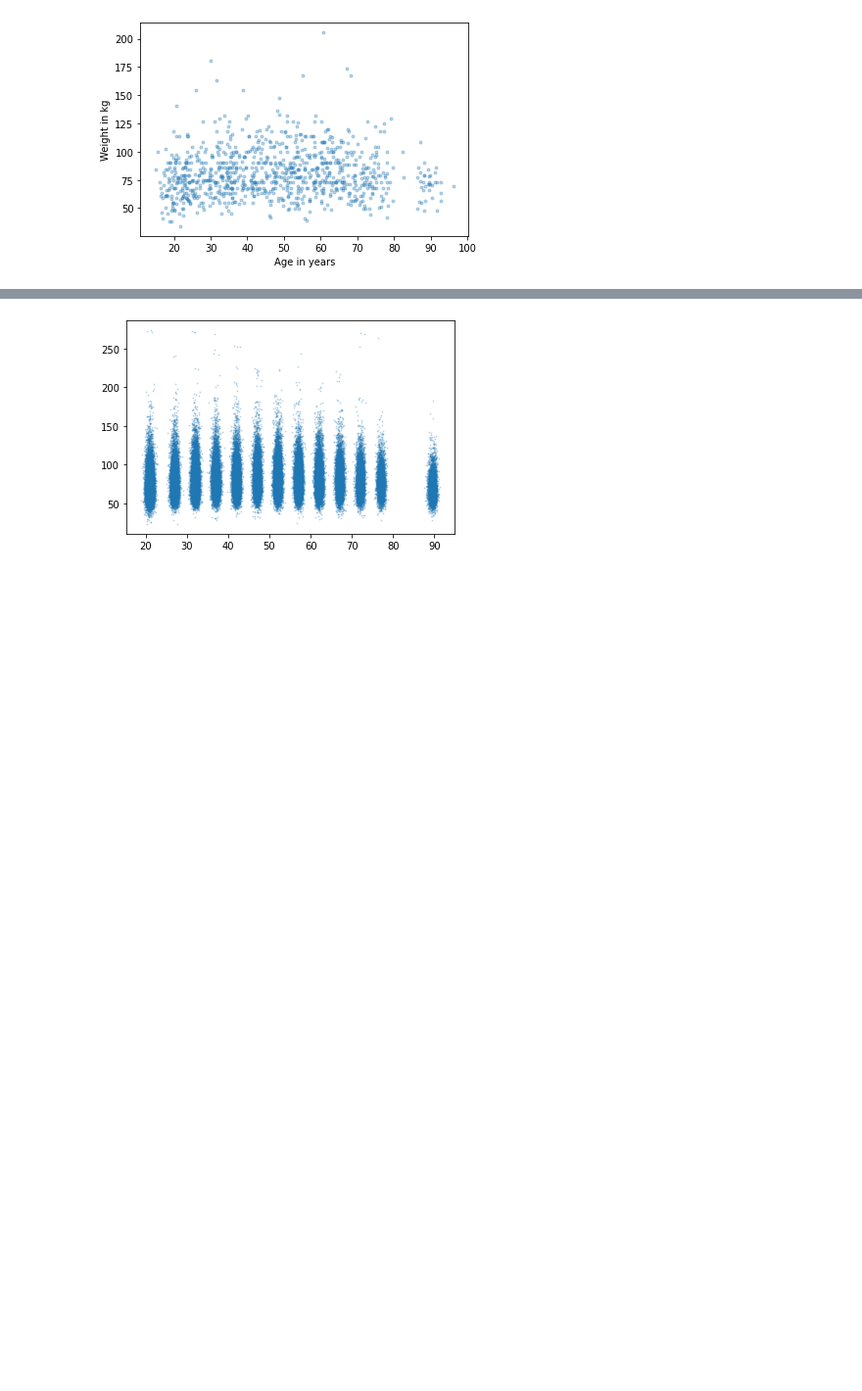
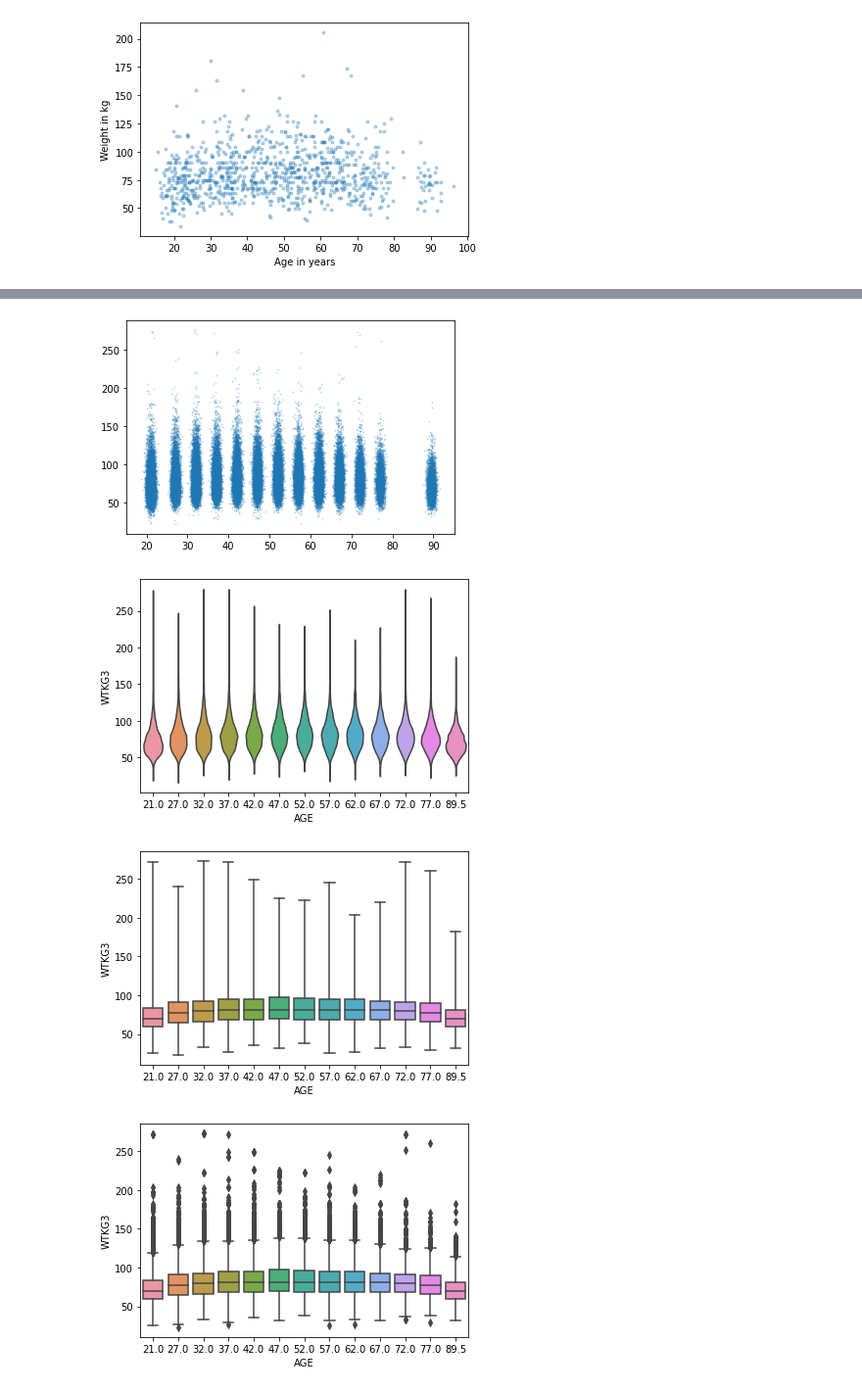
Before and after one commit to johnhhu2020/DataCamp-Data-Scientist-with-Python-Track, a Jupyter notebook: DataCamp Exploratory Data Analysis in Python.ipynb, the cells around one changed output, grey strips where cells are left out. Shown at 98% size. Cells and saved outputs as stored; diff of their text form; code cells hidden in the pictures; blank space fills up the shorter version.

```diff
--- a/DataCamp Exploratory Data Analysis in Python.ipynb
+++ b/DataCamp Exploratory Data Analysis in Python.ipynb
@@ -1590,10 +1592,36 @@ In the previous lesson we used scatter plots to visualize relationships between
 # %%
 df = pd.read_hdf('brfss.hdf5', 'brfss')
 
 age = df['AGE'] + np.random.normal(0, 0.5, len(df))
 weight = df['WTKG3'] + np.random.normal(0, 2, len(df))
 
 plt.plot(age, weight, 'o', alpha=0.2, markersize=1)
 plt.show()
+
+
+
+n_df = df.dropna(subset=['AGE', 'WTKG3'])
+n_age = n_df['AGE']
+n_weight = n_df['WTKG3']
+
+sns.violinplot(data=n_df, x='AGE', y='WTKG3', inner=None)
+plt.show()
+
+
+sns.boxplot(data=n_df, x='AGE', y='WTKG3', whis=10)
+plt.show()
+
+
+sns.boxplot(data=n_df, x='AGE', y='WTKG3')
+plt.show()
+
+
+sns.boxplot(data=n_df, x='AGE', y='WTKG3', whis=10)
+
+plt.yscale('log')
+plt.show()
 # %% [output]
-[figure, old version]
+[figure, new version]
+[figure, added]
+[figure, added]
+[figure, added]
```
Also changed, not shown: parts of 16 cells of this notebook.
